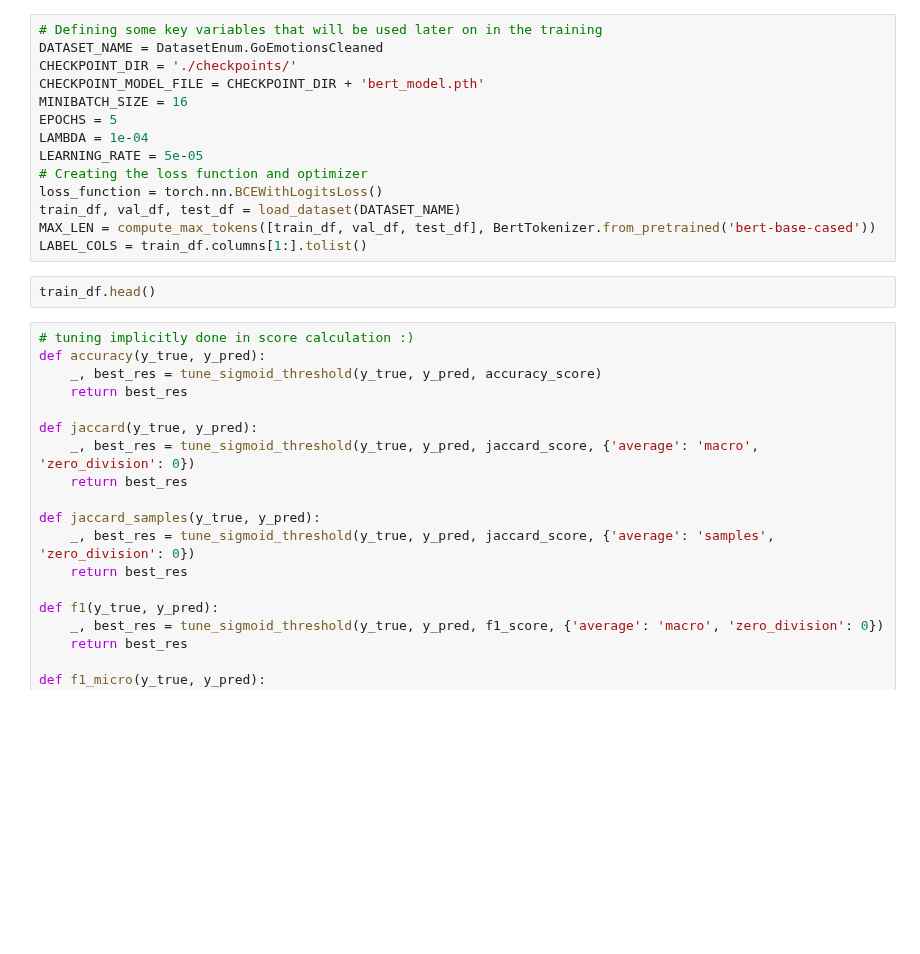
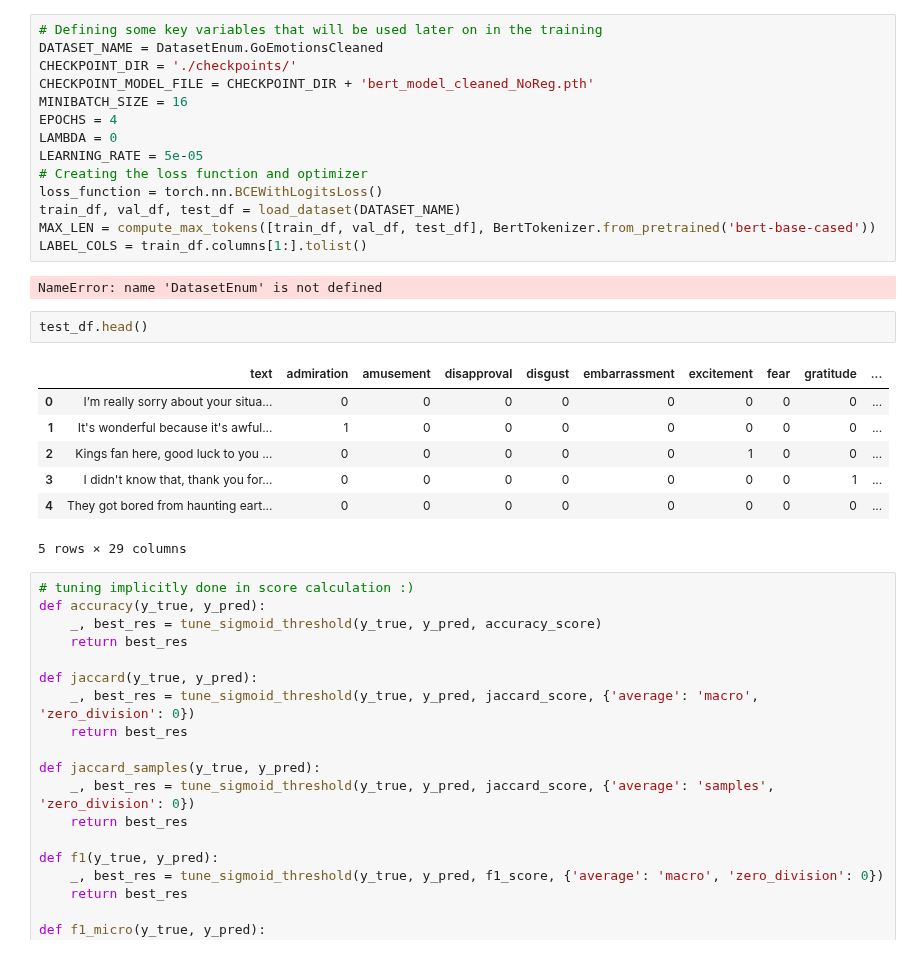
Before and after one commit to Nsivaa/HLT, a Jupyter notebook: Bert_FineTuning.ipynb, the cells around one changed output. Cells and saved outputs as stored; diff of their text form; blank space fills up the shorter version.

```diff
--- a/Bert_FineTuning.ipynb
+++ b/Bert_FineTuning.ipynb
@@ -24,18 +48,28 @@ import matplotlib.pyplot as plt
 # Defining some key variables that will be used later on in the training
 DATASET_NAME = DatasetEnum.GoEmotionsCleaned
 CHECKPOINT_DIR = './checkpoints/'
-CHECKPOINT_MODEL_FILE = CHECKPOINT_DIR + 'bert_model.pth'
+CHECKPOINT_MODEL_FILE = CHECKPOINT_DIR + 'bert_model_cleaned_NoReg.pth'
 MINIBATCH_SIZE = 16
-EPOCHS = 5
-LAMBDA = 1e-04
+EPOCHS = 4
+LAMBDA = 0
 LEARNING_RATE = 5e-05
 # Creating the loss function and optimizer
 loss_function = torch.nn.BCEWithLogitsLoss()
 train_df, val_df, test_df = load_dataset(DATASET_NAME)
 MAX_LEN = compute_max_tokens([train_df, val_df, test_df], BertTokenizer.from_pretrained('bert-base-cased'))
 LABEL_COLS = train_df.columns[1:].tolist()
+# %% [output]
+NameError: name 'DatasetEnum' is not defined
 # %%
-train_df.head()
+test_df.head()
+# %% [output]
+|  | text | admiration | amusement | disapproval | disgust | embarrassment | excitement | fear | gratitude | ... |
+| 0 | I’m really sorry about your situa... | 0 | 0 | 0 | 0 | 0 | 0 | 0 | 0 | ... |
+| 1 | It's wonderful because it's awful... | 1 | 0 | 0 | 0 | 0 | 0 | 0 | 0 | ... |
+| 2 | Kings fan here, good luck to you ... | 0 | 0 | 0 | 0 | 0 | 1 | 0 | 0 | ... |
+| 3 | I didn't know that, thank you for... | 0 | 0 | 0 | 0 | 0 | 0 | 0 | 1 | ... |
+| 4 | They got bored from haunting eart... | 0 | 0 | 0 | 0 | 0 | 0 | 0 | 0 | ... |
+5 rows × 29 columns
 # %%
 # tuning implicitly done in score calculation :)
 def accuracy(y_true, y_pred):
```
Also changed, not shown: parts of 19 cells of this notebook, 1 other file.
